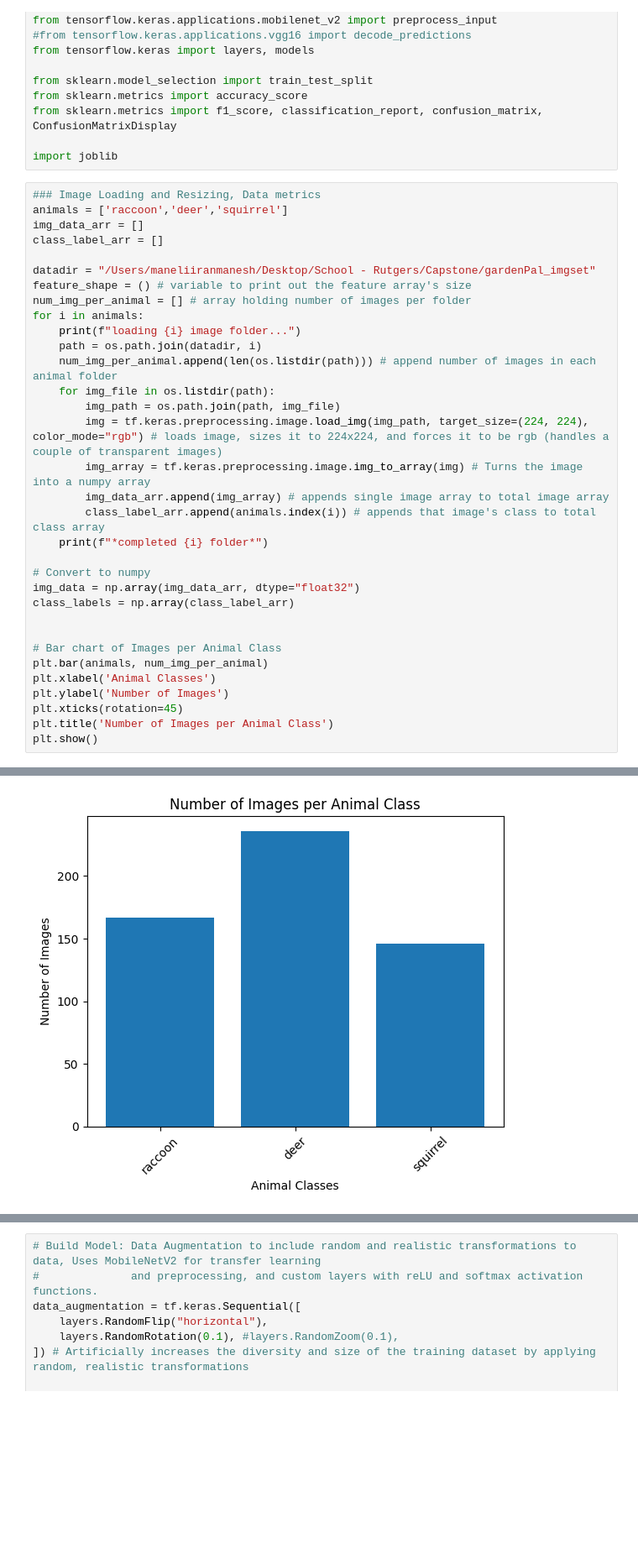
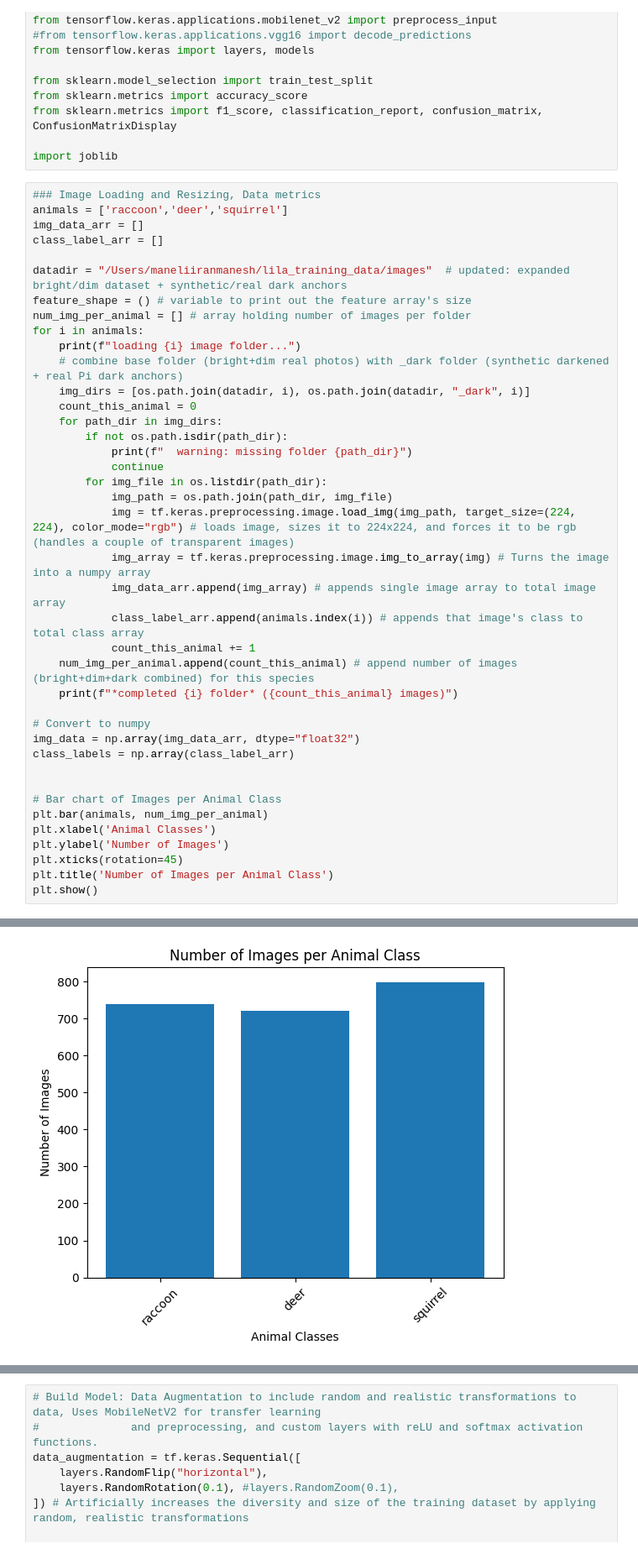
Before and after one commit to janani090/GardenPal_Capstone_Project, a Jupyter notebook: raspberry-pi/wildlife_detection copyREAL.ipynb, the cells around one changed output, grey strips where cells are left out. Shown at 84% size. Cells and saved outputs as stored; diff of their text form; blank space fills up the shorter version.

Commit message:
retrain model on expanded light-bucketed dataset, fix class_weight

```diff
--- a/raspberry-pi/wildlife_detection copyREAL.ipynb
+++ b/raspberry-pi/wildlife_detection copyREAL.ipynb
@@ -20,20 +20,27 @@ animals = ['raccoon','deer','squirrel']
 img_data_arr = []
 class_label_arr = []
 
-datadir = "/Users/maneliiranmanesh/Desktop/School - Rutgers/Capstone/gardenPal_imgset"
+datadir = "/Users/maneliiranmanesh/lila_training_data/images"  # updated: expanded bright/dim dataset + synthetic/real dark anchors
 feature_shape = () # variable to print out the feature array's size
 num_img_per_animal = [] # array holding number of images per folder
 for i in animals:
     print(f"loading {i} image folder...")
-    path = os.path.join(datadir, i)
-    num_img_per_animal.append(len(os.listdir(path))) # append number of images in each animal folder
-    for img_file in os.listdir(path):
-        img_path = os.path.join(path, img_file)
-        img = tf.keras.preprocessing.image.load_img(img_path, target_size=(224, 224), color_mode="rgb") # loads image, sizes it to 224x224, and forces it to be rgb (handles a couple of transparent images)
-        img_array = tf.keras.preprocessing.image.img_to_array(img) # Turns the image into a numpy array
-        img_data_arr.append(img_array) # appends single image array to total image array
-        class_label_arr.append(animals.index(i)) # appends that image's class to total class array
-    print(f"*completed {i} folder*")
+    # combine base folder (bright+dim real photos) with _dark folder (synthetic darkened + real Pi dark anchors)
+    img_dirs = [os.path.join(datadir, i), os.path.join(datadir, "_dark", i)]
+    count_this_animal = 0
+    for path_dir in img_dirs:
+        if not os.path.isdir(path_dir):
+            print(f"  warning: missing folder {path_dir}")
+            continue
+        for img_file in os.listdir(path_dir):
+            img_path = os.path.join(path_dir, img_file)
+            img = tf.keras.preprocessing.image.load_img(img_path, target_size=(224, 224), color_mode="rgb") # loads image, sizes it to 224x224, and forces it to be rgb (handles a couple of transparent images)
+            img_array = tf.keras.preprocessing.image.img_to_array(img) # Turns the image into a numpy array
+            img_data_arr.append(img_array) # appends single image array to total image array
+            class_label_arr.append(animals.index(i)) # appends that image's class to total class array
+            count_this_animal += 1
+    num_img_per_animal.append(count_this_animal) # append number of images (bright+dim+dark combined) for this species
+    print(f"*completed {i} folder* ({count_this_animal} images)")
 
 # Convert to numpy
 img_data = np.array(img_data_arr, dtype="float32")
@@ -57,4 +64,4 @@ loading squirrel image folder...
-[figure, old version]
+[figure, new version]
 # %%
 # using MobileNetV2 as a feature extractor and do include_top = False so it only returns 1280 size feature array
 cnn_mobileV2 = MobileNetV2(weights="imagenet", input_shape = (224, 224, 3), include_top=False)
```
Also changed, not shown: parts of 8 cells of this notebook, 2 other files.
